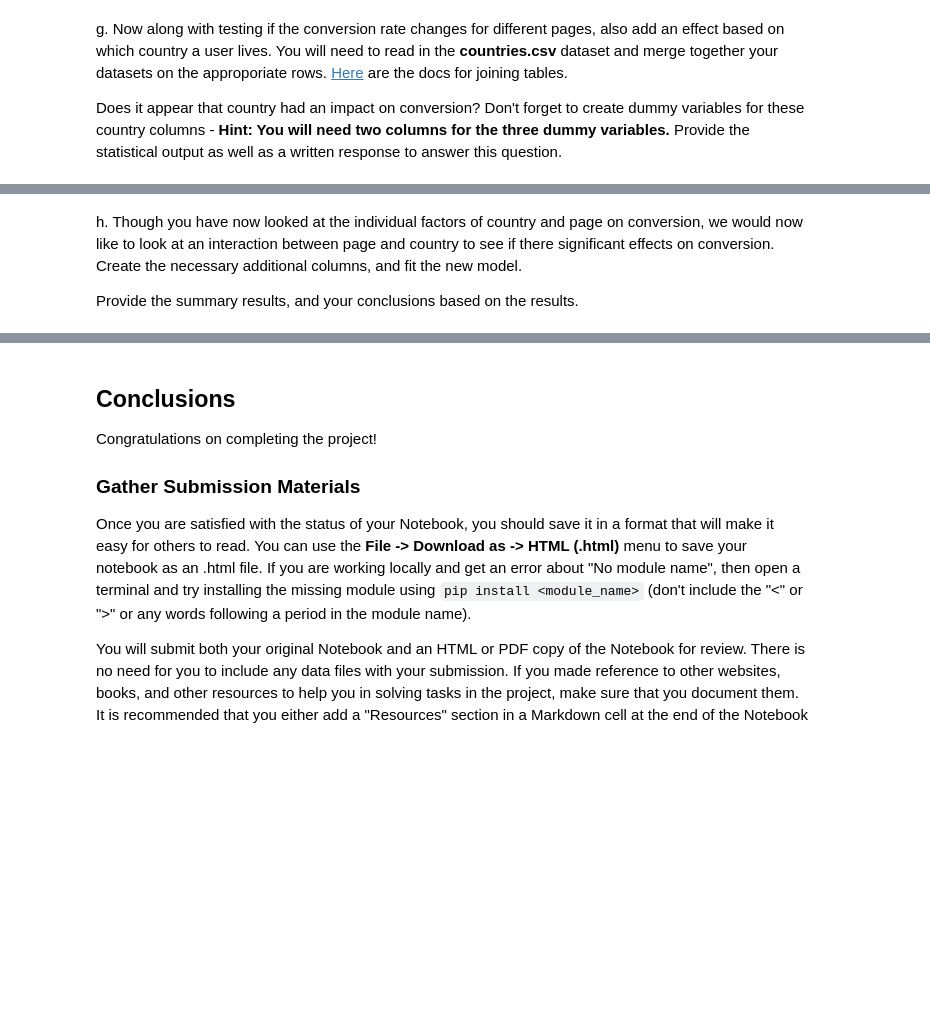
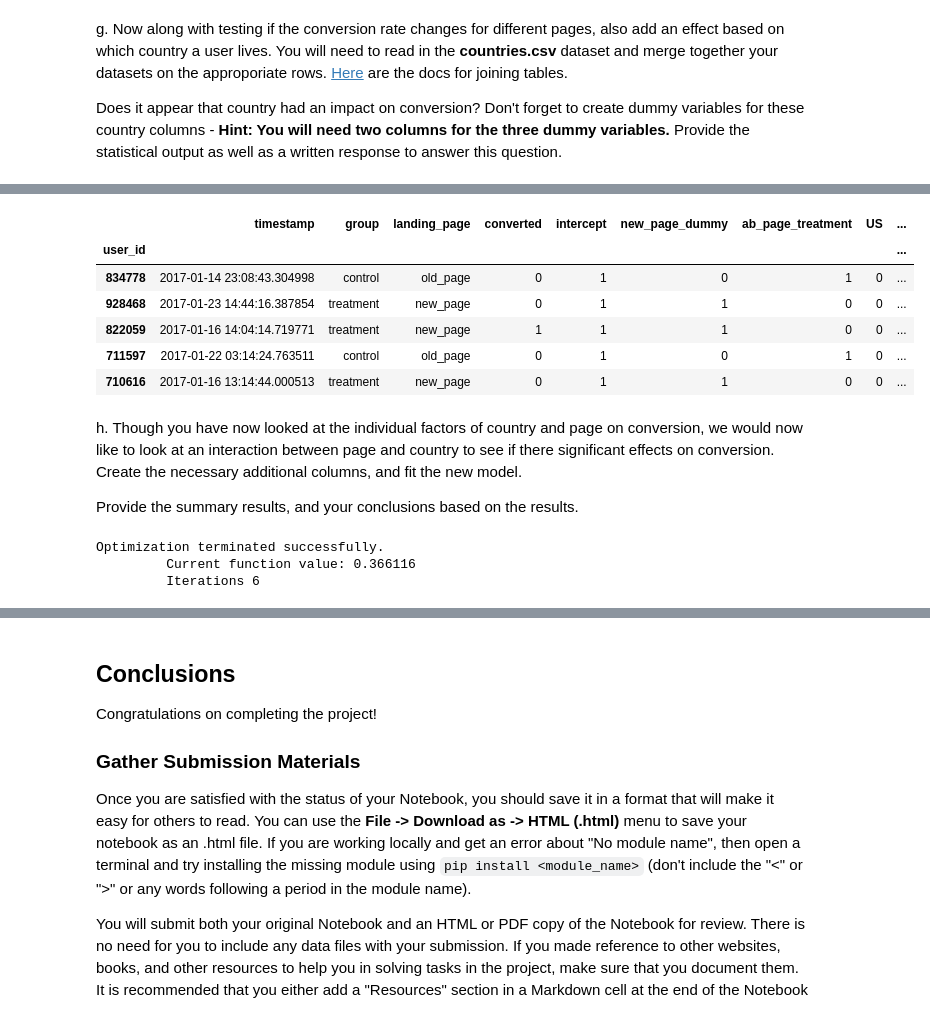
Before and after one commit to hagerElsehaimy/ABTestResults, a Jupyter notebook: Analyze_ab_test_results_notebook.ipynb, the cells around one changed output, grey strips where cells are left out. Saved outputs shown, nothing was run; the diff lists cells and outputs as text; code cells hidden in the pictures; blank space fills up the shorter version.

Commit message:
fitting regression model with new paramter {countries}

```diff
--- a/Analyze_ab_test_results_notebook.ipynb
+++ b/Analyze_ab_test_results_notebook.ipynb
@@ -387,6 +399,29 @@ df_new = countries_df.set_index('user_id').join(df2.set_index('user_id'), how='i
+# %%
+### check possible values in country column
+df_new.country.value_counts()
+### Create the necessary dummy variables
+df_new[['US','UK','CA']]=pd.get_dummies(df_new['country'])
+df_new.drop('country',axis=1,inplace=True)
+df_new.head()
+# %% [output]
+|  | timestamp | group | landing_page | converted | intercept | new_page_dummy | ab_page_treatment | US | ... |
+| user_id |  |  |  |  |  |  |  |  | ... |
+| 834778 | 2017-01-14 23:08:43.304998 | control | old_page | 0 | 1 | 0 | 1 | 0 | ... |
+| 928468 | 2017-01-23 14:44:16.387854 | treatment | new_page | 0 | 1 | 1 | 0 | 0 | ... |
+| 822059 | 2017-01-16 14:04:14.719771 | treatment | new_page | 1 | 1 | 1 | 0 | 0 | ... |
+| 711597 | 2017-01-22 03:14:24.763511 | control | old_page | 0 | 1 | 0 | 1 | 0 | ... |
+| 710616 | 2017-01-16 13:14:44.000513 | treatment | new_page | 0 | 1 | 1 | 0 | 0 | ... |
 # %% [markdown]
 h. Though you have now looked at the individual factors of country and page on conversion, we would now like to look at an interaction between page and country to see if there significant effects on conversion.  Create the necessary additional columns, and fit the new model.
 
 Provide the summary results, and your conclusions based on the results.
 # %%
 ### Fit Your Linear Model And Obtain the Results
+xtrain = df_new[['UK','CA', 'intercept']]
+ytrain = df_new[['converted']]
+
+logistic_model = sm.Logit(ytrain,xtrain).fit()
+# %% [output]
+Optimization terminated successfully.
+         Current function value: 0.366116
+         Iterations 6
```
Also changed, not shown: parts of 10 cells of this notebook.
